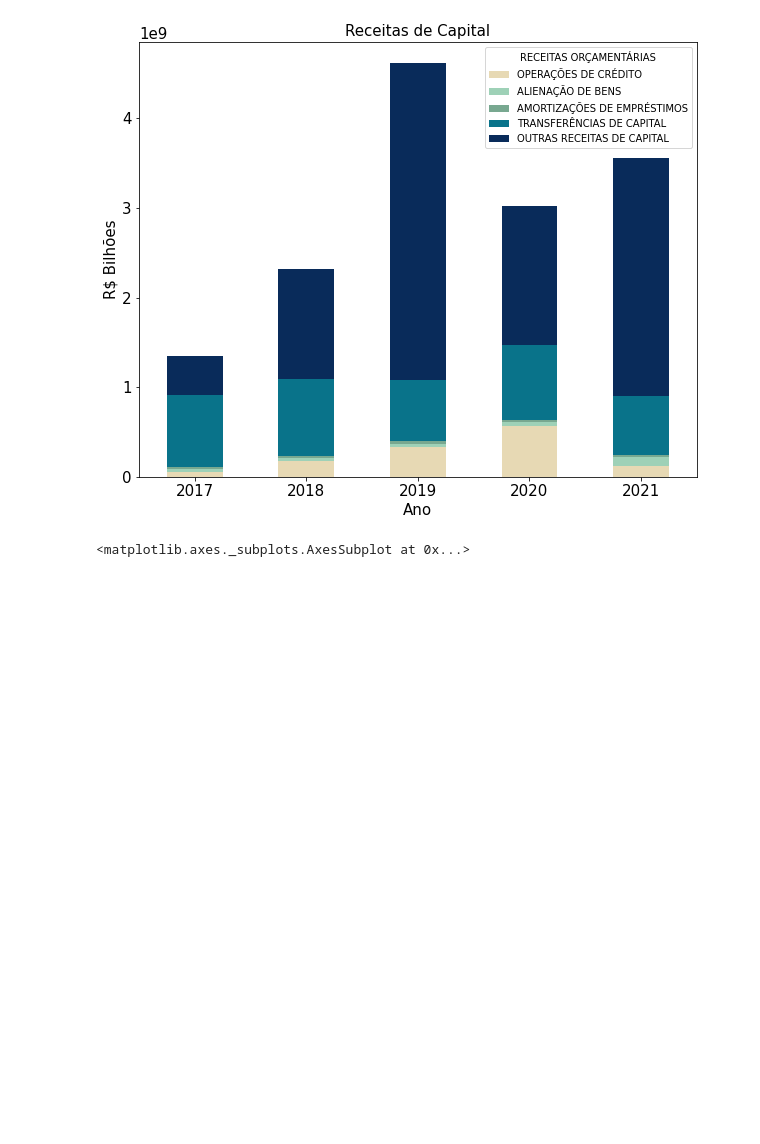
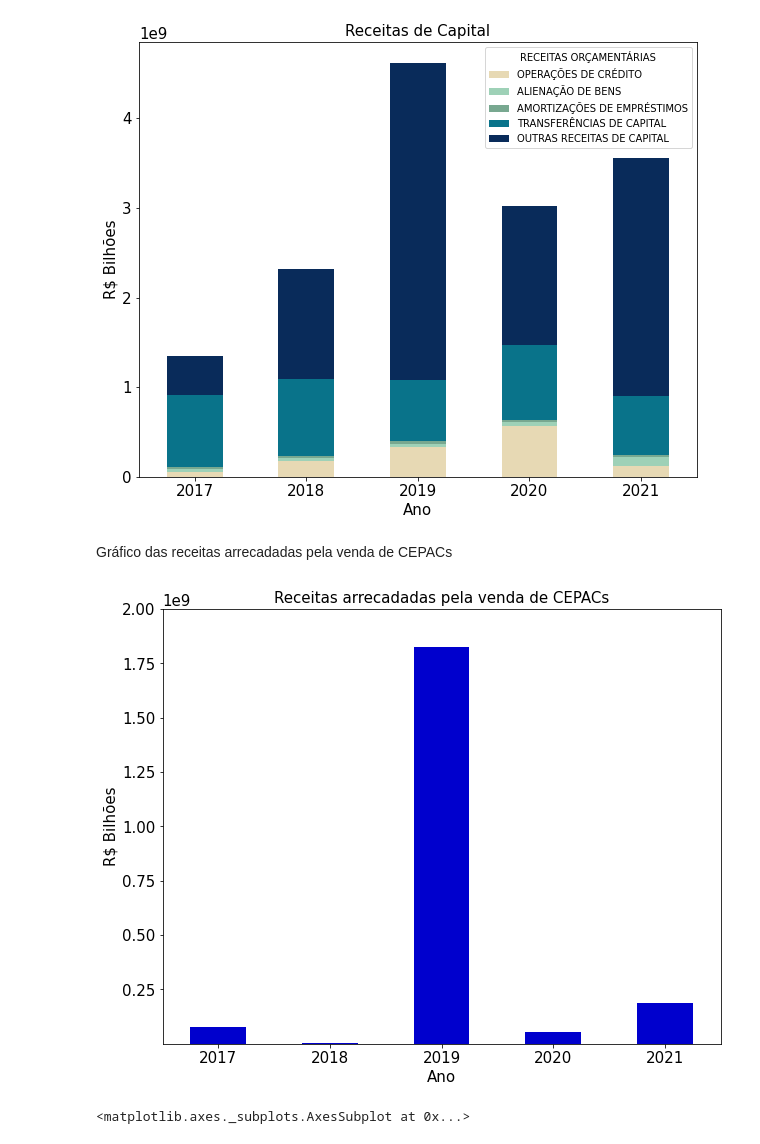
Before and after one commit to carolfazani/orcamento_sp, a Jupyter notebook: Preparando_os_dados.ipynb, the cells around one changed output. Drawn from its saved outputs; the diff is of its cells as text; code cells hidden in the pictures; blank space fills up the shorter version.

```diff
--- a/Preparando_os_dados.ipynb
+++ b/Preparando_os_dados.ipynb
@@ -625,6 +625,27 @@ plt.xticks(rotation=360)
 plt.savefig('grafico3.png', transparent = True)
 # %% [output]
 [figure]
+# %% [markdown]
+Gráfico das receitas arrecadadas pela venda de CEPACs
+# %%
+
+cepac =	{2017:  (63879808.81 * IPCA['2017']),
+2018:  (4341655.16 * IPCA['2018']) ,
+2019:  (1588211802.18 * IPCA['2019']),
+2020:  (48681197.82 * IPCA['2020']),
+2021:  (186292394.09 * IPCA['2021'])}
+cepac = pd.DataFrame.from_dict(cepac, orient='index')
+cepac.plot(kind="bar",figsize=(10,8), color= "mediumblue")
+plt.ylabel('R$ Bilhões')
+plt.xlabel('Ano')
+plt.title('Receitas arrecadadas pela venda de CEPACs')
+plt.xticks(rotation=360)
+plt.ylim(1e4, 2e9)
+plt.legend().remove()
+
+plt.savefig('grafico4.png', transparent = True)
+# %% [output]
+[figure, added]
 # %%
 querycorrente.plot(kind="bar",stacked=True,figsize=(10,8), color= colors)
 # %% [output]
```
Also changed, not shown: parts of 14 cells of this notebook.
